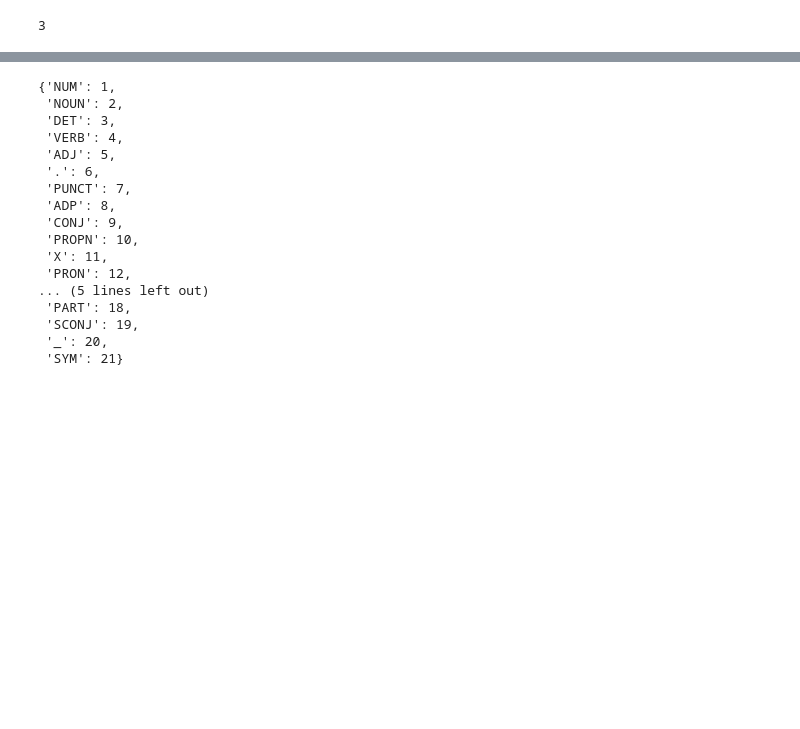
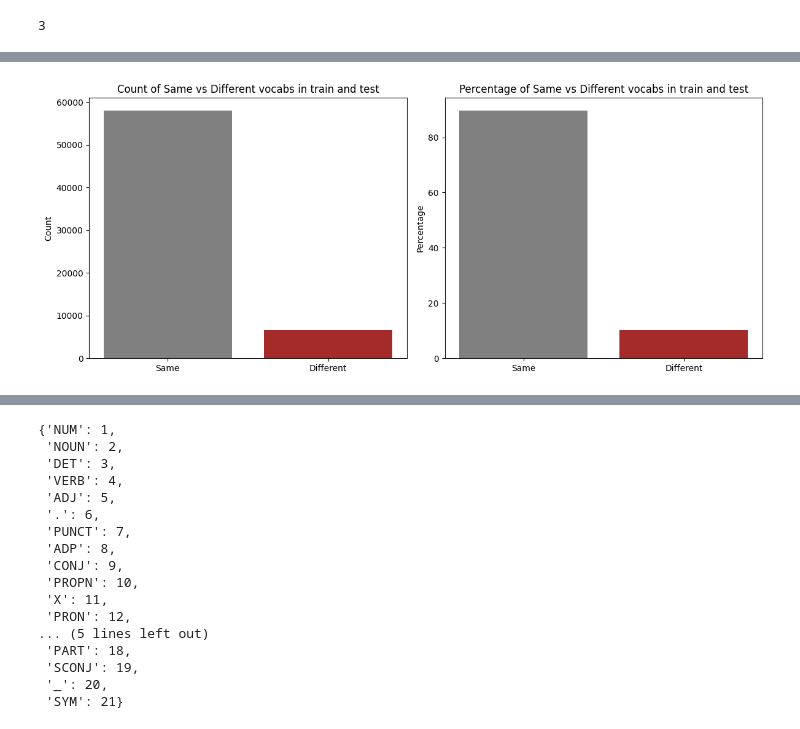
Before and after one commit to substobeme/NLPassignment1, a Jupyter notebook: assignment1.ipynb, the cells around one changed output, grey strips where cells are left out. Saved outputs shown, nothing was run; the diff lists cells and outputs as text; code cells hidden in the pictures; blank space fills up the shorter version.

```diff
--- a/assignment1.ipynb
+++ b/assignment1.ipynb
@@ -85,0 +153,14 @@ tag2idx['DET']
+# %%
+idx =0
+idx1=1
+vocab2idxt ={}
+tag2idxt={}
+for doc in df_test.iloc[0:-1,0]:
+    words = eval(doc)
+    for word,tag in words:
+        if word not in vocab2idx:
+            vocab2idxt[str(word)]=idx
+            idx+=1
+        if tag not in tag2idx:
+            tag2idxt[tag]=idx1
+            idx1+=1
@@ -85,0 +175,20 @@ tag2idx['DET']
+# %%
+same_v= len(vocab2idx)
+total_v = len(vocab2idx)+len(vocab2idxt)
+sm_pcnt = same_v*100/total_v
+diff_pcnt= 100 - sm_pcnt
+# %%
+fig, axes = plt.subplots(1, 2, figsize=(12, 5))
+
+axes[0].bar(["Same", "Different"], [same_v, len(vocab2idxt)], color=["grey", "brown"])
+axes[0].set_ylabel("Count")
+axes[0].set_title("Count of Same vs Different vocabs in train and test")
+
+axes[1].bar(["Same", "Different"], [sm_pcnt, diff_pcnt], color=["grey", "brown"])
+axes[1].set_ylabel("Percentage")
+axes[1].set_title("Percentage of Same vs Different vocabs in train and test")
+
+plt.tight_layout()
+plt.show()
+# %% [output]
+[figure, added]
```
Also changed, not shown: parts of 33 cells of this notebook.
